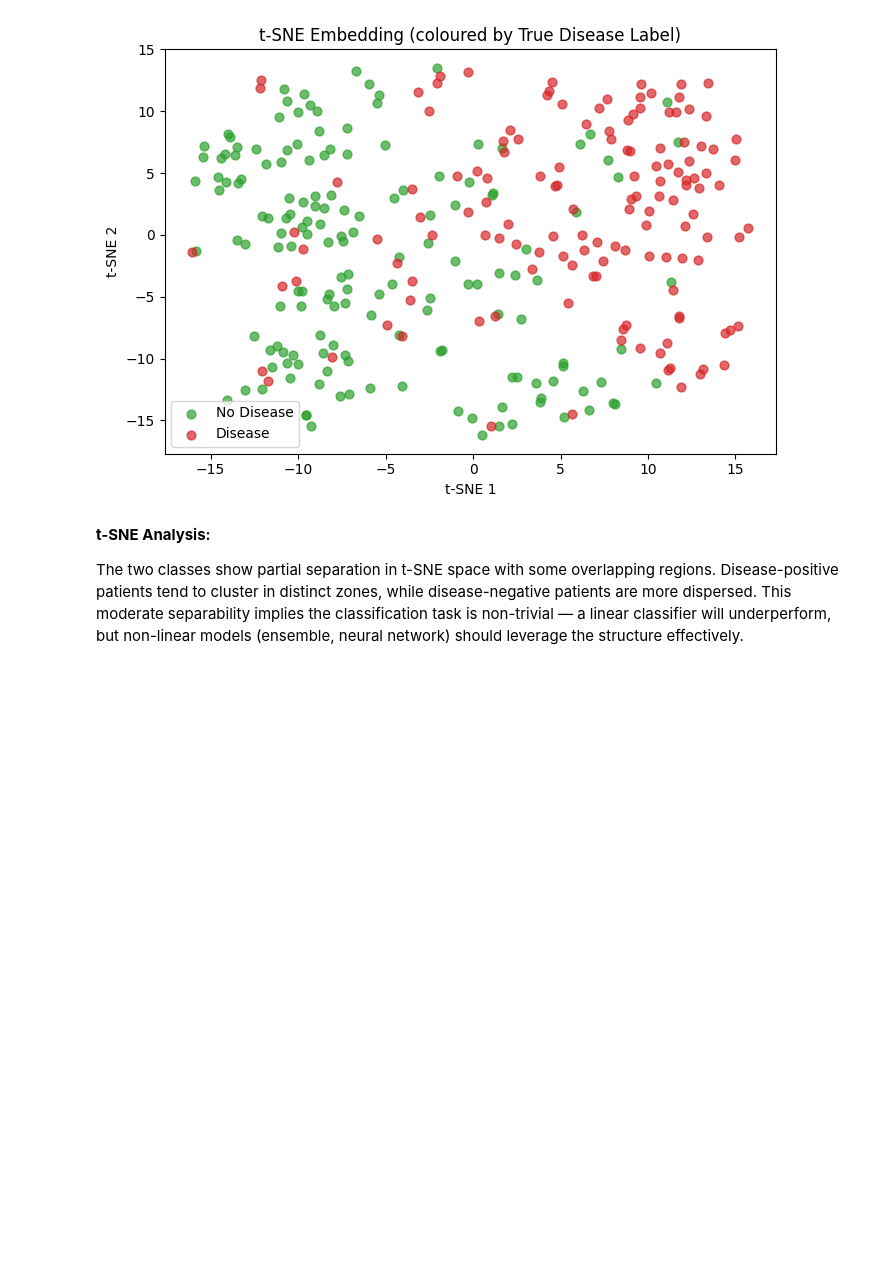
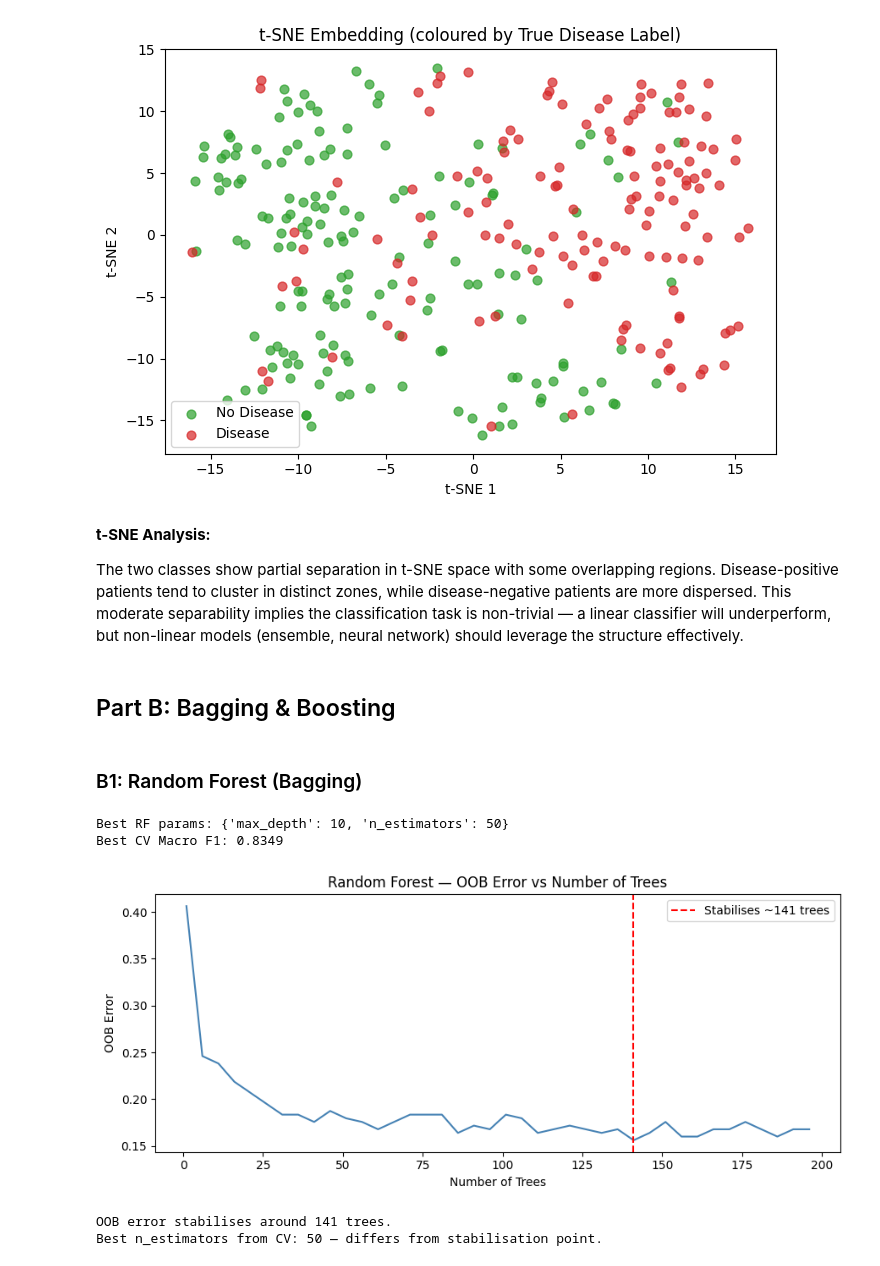
Before and after one commit to Ishmal-fa/cardioai-heart-disease-ml-pipeline, a Jupyter notebook: heart_disease_ml_pipeline.ipynb, the cells around one changed output. Drawn from its saved outputs; the diff is of its cells as text; code cells hidden in the pictures; blank space fills up the shorter version.

Commit message:
Add Random Forest model with tuning, OOB error plot, and feature importance analysis

```diff
--- a/heart_disease_ml_pipeline.ipynb
+++ b/heart_disease_ml_pipeline.ipynb
@@ -418,3 +429,5 @@ Disease-positive patients tend to cluster in distinct zones, while disease-negat
 patients are more dispersed. This moderate separability implies the classification
 task is non-trivial — a linear classifier will underperform, but non-linear models
 (ensemble, neural network) should leverage the structure effectively.
+# %% [markdown]
+## Part B: Bagging & Boosting
@@ -420,0 +450,51 @@ task is non-trivial — a linear classifier will underperform, but non-linear mo
+# %% [markdown]
+### B1: Random Forest (Bagging)
+# %%
+# Hyperparameter tuning via 5-fold CV
+from sklearn.model_selection import GridSearchCV
+
+param_grid = {
+    'n_estimators': [50, 100, 200],
+    'max_depth':    [None, 5, 10]
+}
+rf_base = RandomForestClassifier(oob_score=True, random_state=42, n_jobs=-1)
+gs_rf = GridSearchCV(rf_base, param_grid, cv=5, scoring='f1_macro',
+                     n_jobs=-1, refit=True)
+gs_rf.fit(X_train_sm, y_train_sm)
+
+print('Best RF params:', gs_rf.best_params_)
+print(f'Best CV Macro F1: {gs_rf.best_score_:.4f}')
+
+rf_best = gs_rf.best_estimator_
+# %% [output]
+Best RF params: {'max_depth': 10, 'n_estimators': 50}
+Best CV Macro F1: 0.8349
+# %%
+# OOB error vs number of trees
+oob_errors = []
+n_tree_range = range(1, 201, 5)
+for n in n_tree_range:
+    rf_tmp = RandomForestClassifier(
+        n_estimators=n,
+        max_depth=gs_rf.best_params_['max_depth'],
+        oob_score=True, random_state=42, n_jobs=-1
+    )
+    rf_tmp.fit(X_train_sm, y_train_sm)
+    oob_errors.append(1 - rf_tmp.oob_score_)
+
+stable_n = list(n_tree_range)[np.argmin(oob_errors)]
+
+fig, ax = plt.subplots(figsize=(9, 4))
+ax.plot(list(n_tree_range), oob_errors, color='steelblue')
+ax.axvline(stable_n, color='red', linestyle='--', label=f'Stabilises ~{stable_n} trees')
+ax.set_xlabel('Number of Trees'); ax.set_ylabel('OOB Error')
+ax.set_title('Random Forest — OOB Error vs Number of Trees')
+ax.legend()
+plt.tight_layout(); plt.show()
+
+print(f'OOB error stabilises around {stable_n} trees.')
+print(f'Best n_estimators from CV: {gs_rf.best_params_["n_estimators"]} — {'matches' if abs(stable_n - gs_rf.best_params_["n_estimators"]) < 30 else "differs from"} stabilisation point.')
+# %% [output]
+[figure, added]
+OOB error stabilises around 141 trees.
+Best n_estimators from CV: 50 — differs from stabilisation point.
```
Also changed, not shown: parts of 7 cells of this notebook.
